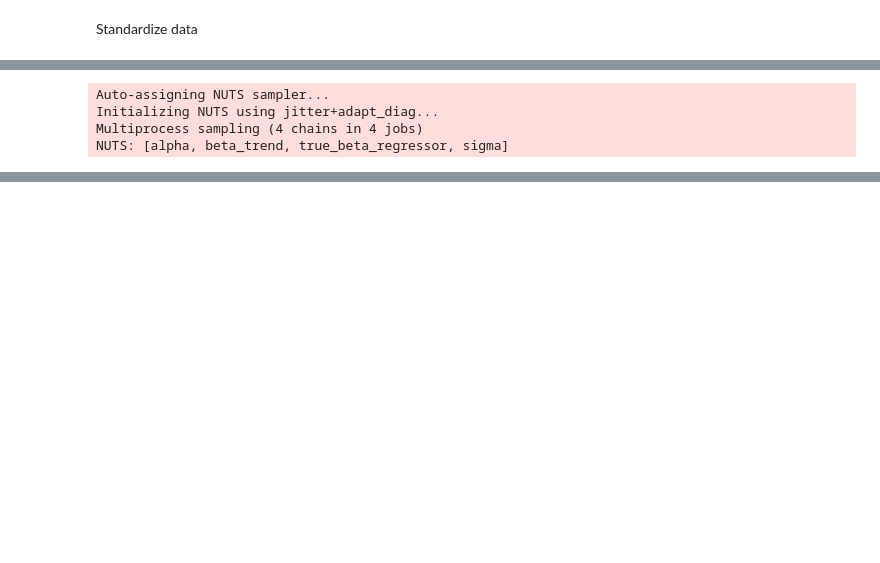
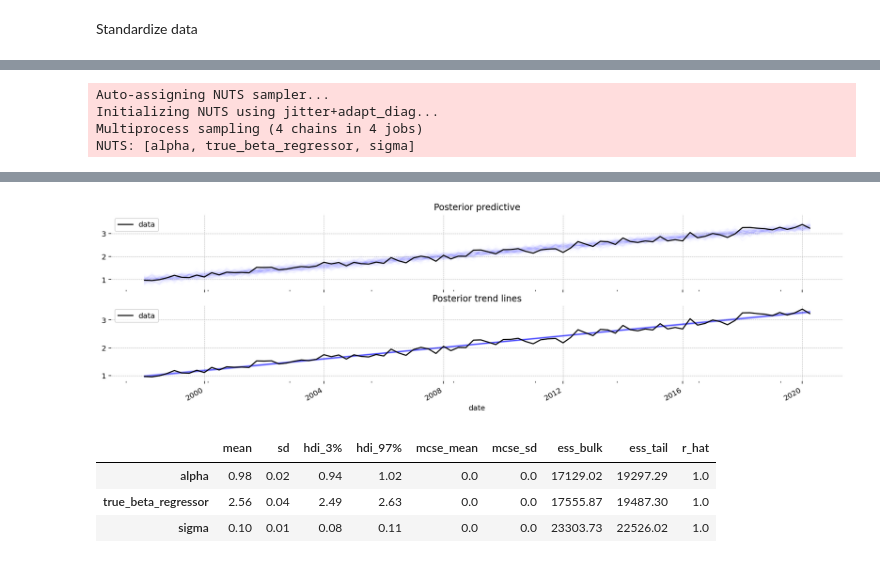
Before and after one commit to powell001/pymc_getting_started, a Jupyter notebook: code/time_series_spurious_regressor.ipynb, the cells around one changed output, grey strips where cells are left out. Drawn from its saved outputs; the diff is of its cells as text; code cells hidden in the pictures; blank space fills up the shorter version.

```diff
--- a/code/time_series_spurious_regressor.ipynb
+++ b/code/time_series_spurious_regressor.ipynb
@@ -188,30 +156,30 @@ Sampling: [alpha, beta_trend, sigma, true_beta_regressor, y_hat]
 # %%
 with det_trend:
-    linear_trace = pm.sample(return_inferencedata=True)
+    linear_trace = pm.sample(return_inferencedata=True, chains=4, draws=10000)
     linear_prior = pm.sample_posterior_predictive(trace=linear_trace)
 
 ############################################################################################################
 
 fig, ax = plt.subplots(nrows=2, ncols=1, sharex=True)
 ax[0].plot(
-    data_train["date"],
+    df["date"],
     az.extract_dataset(linear_prior, group="posterior_predictive", num_samples=90)["y_hat"],
     color="blue",
     alpha=0.01,
 )
-data_train.plot(x="date", y="data", color="k", ax=ax[0])
+df.plot(x="date", y="data", color="k", ax=ax[0])
 ax[0].set_title("Posterior predictive")
 ax[1].plot(
-    data_train["date"],
-    az.extract_dataset(linear_trace, group="posterior", num_samples=90)["mu"] * np.max(data_train['data']),
+    df["date"],
+    az.extract_dataset(linear_trace, group="posterior", num_samples=90)["mu"],
     color="blue",
     alpha=0.01,
 )
-data_train.plot(x="date", y="data", color="k", ax=ax[1])
+df.plot(x="date", y="data", color="k", ax=ax[1])
 ax[1].set_title("Posterior trend lines");
 # %% [output]
 Auto-assigning NUTS sampler...
 Initializing NUTS using jitter+adapt_diag...
 Multiprocess sampling (4 chains in 4 jobs)
-NUTS: [alpha, beta_trend, true_beta_regressor, sigma]
+NUTS: [alpha, true_beta_regressor, sigma]
 [interactive output not drawn]
@@ -218,3 +193,9 @@ NUTS: [alpha, beta_trend, true_beta_regressor, sigma]
+[figure, added]
 # %%
-az.summary(linear_trace, round_to=2, var_names=["alpha", "beta_trend", "true_beta_regressor", "sigma"])
+az.summary(linear_trace, round_to=2, var_names=["alpha", "true_beta_regressor", "sigma"])
+# %% [output]
+|  | mean | sd | hdi_3% | hdi_97% | mcse_mean | mcse_sd | ess_bulk | ess_tail | r_hat |
+| alpha | 0.98 | 0.02 | 0.94 | 1.02 | 0.0 | 0.0 | 17129.02 | 19297.29 | 1.0 |
+| true_beta_regressor | 2.56 | 0.04 | 2.49 | 2.63 | 0.0 | 0.0 | 17555.87 | 19487.30 | 1.0 |
+| sigma | 0.10 | 0.01 | 0.08 | 0.11 | 0.0 | 0.0 | 23303.73 | 22526.02 | 1.0 |
 # %%
```
Also changed, not shown: parts of 9 cells of this notebook, 5 other files.
